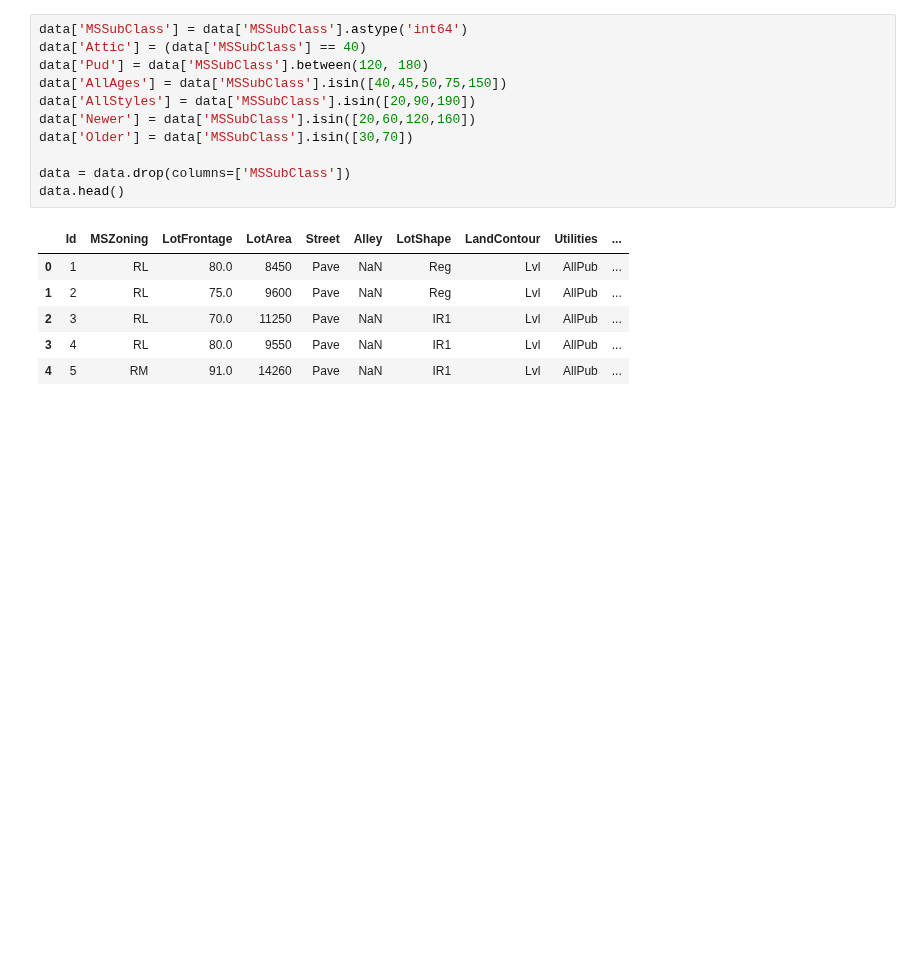
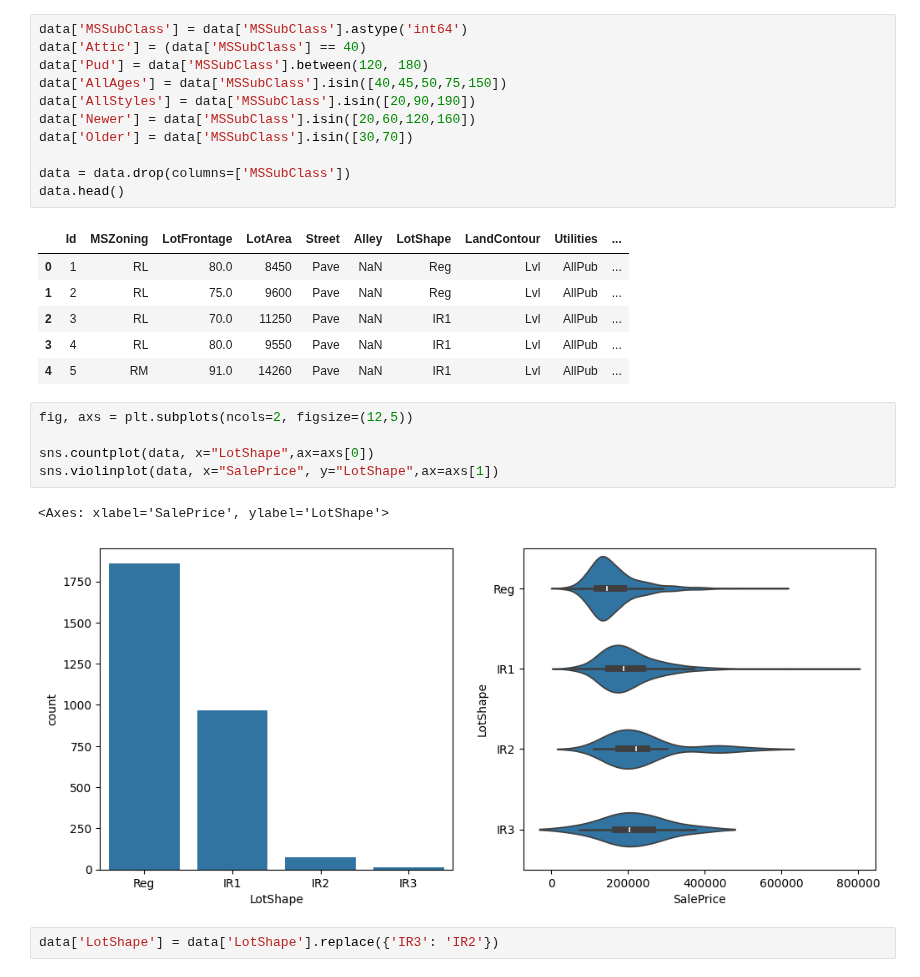
Before and after one commit to LoneCoder21/Kaggle-Notebooks, a Jupyter notebook: Regression/House Prices/property_prices.ipynb, the cells around one changed output. Cells and saved outputs as stored; diff of their text form; blank space fills up the shorter version.

```diff
--- a/Regression/House Prices/property_prices.ipynb
+++ b/Regression/House Prices/property_prices.ipynb
@@ -259,3 +259,13 @@ data.head()
 | 2 | 3 | RL | 70.0 | 11250 | Pave | NaN | IR1 | Lvl | AllPub | ... |
 | 3 | 4 | RL | 80.0 | 9550 | Pave | NaN | IR1 | Lvl | AllPub | ... |
 | 4 | 5 | RM | 91.0 | 14260 | Pave | NaN | IR1 | Lvl | AllPub | ... |
+# %%
+fig, axs = plt.subplots(ncols=2, figsize=(12,5))
+
+sns.countplot(data, x="LotShape",ax=axs[0])
+sns.violinplot(data, x="SalePrice", y="LotShape",ax=axs[1])
+# %% [output]
+<Axes: xlabel='SalePrice', ylabel='LotShape'>
+[figure, added]
+# %%
+data['LotShape'] = data['LotShape'].replace({'IR3': 'IR2'})
```
Also changed, not shown: parts of 3 cells of this notebook.
